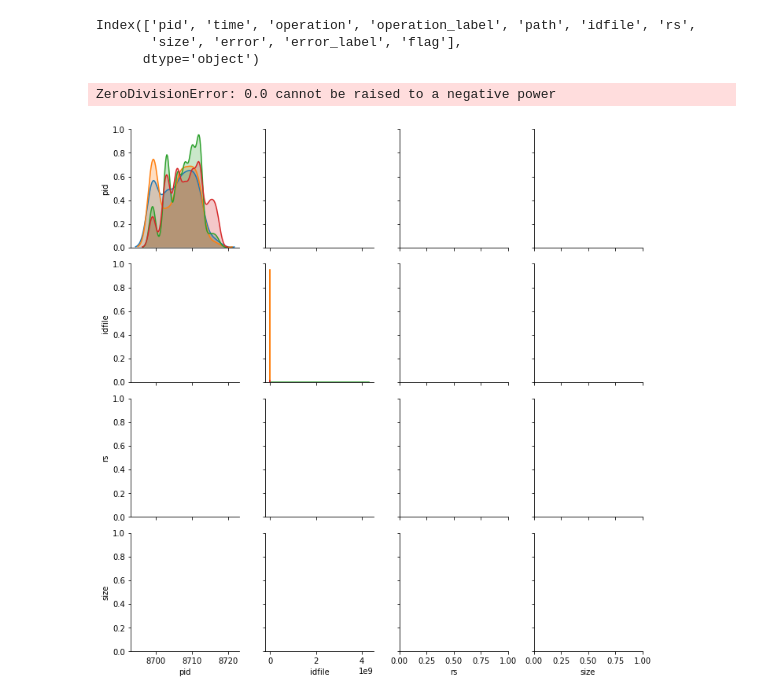
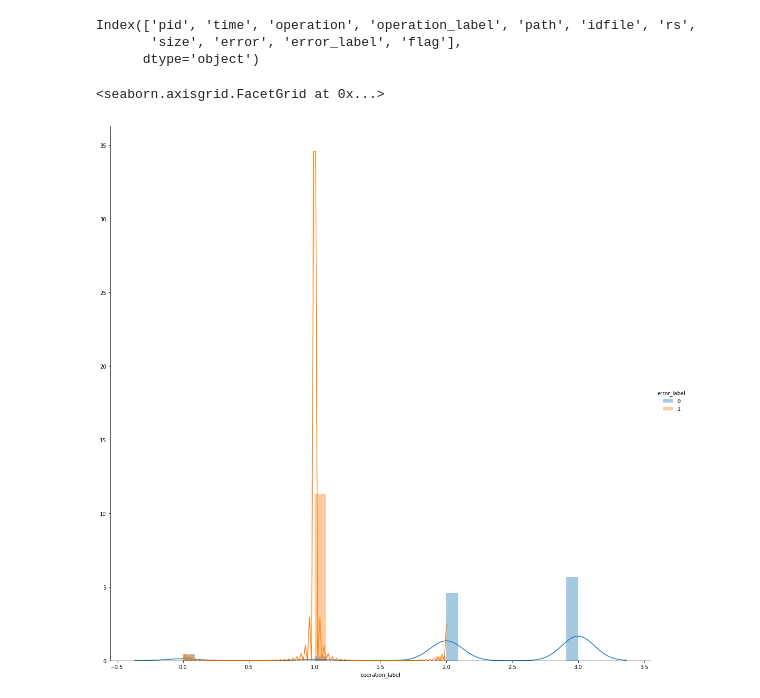
Before and after one commit to YlmRdm/mlio, a Jupyter notebook: notebooks/00-initial-exploration.ipynb, the cells around one changed output. Cells and saved outputs as stored; diff of their text form; code cells hidden in the pictures.

```diff
--- a/notebooks/00-initial-exploration.ipynb
+++ b/notebooks/00-initial-exploration.ipynb
@@ -50,7 +50,7 @@ pandas_gbq: None
 pandas_datareader: None
 gcsfs: None
 # %%
-data = os.path.join(PROJ_ROOT, 'data', 'raw', 'data.csv')
+data = os.path.join(PROJ_ROOT, 'data', 'preprocessed', 'data.csv')
 df = pd.read_csv(data)
 df.head()
 # %% [output]
@@ -66,8 +66,8 @@ df.columns
 Index(['pid', 'time', 'operation', 'operation_label', 'path', 'idfile', 'rs',
        'size', 'error', 'error_label', 'flag'],
       dtype='object')
-# %%
-sns.pairplot(df, vars=['pid', 'idfile', 'rs', 'size'], hue='operation_label')
-# %% [output]
-ZeroDivisionError: 0.0 cannot be raised to a negative power
-[figure, removed]
+# %%
+sns.FacetGrid(df, hue="error_label", height=15).map(sns.distplot, "operation_label").add_legend()
+# %% [output]
+<seaborn.axisgrid.FacetGrid at 0x...>
+[figure, added]
```
Also changed, not shown: parts of 1 cell of this notebook, 1 other file.
